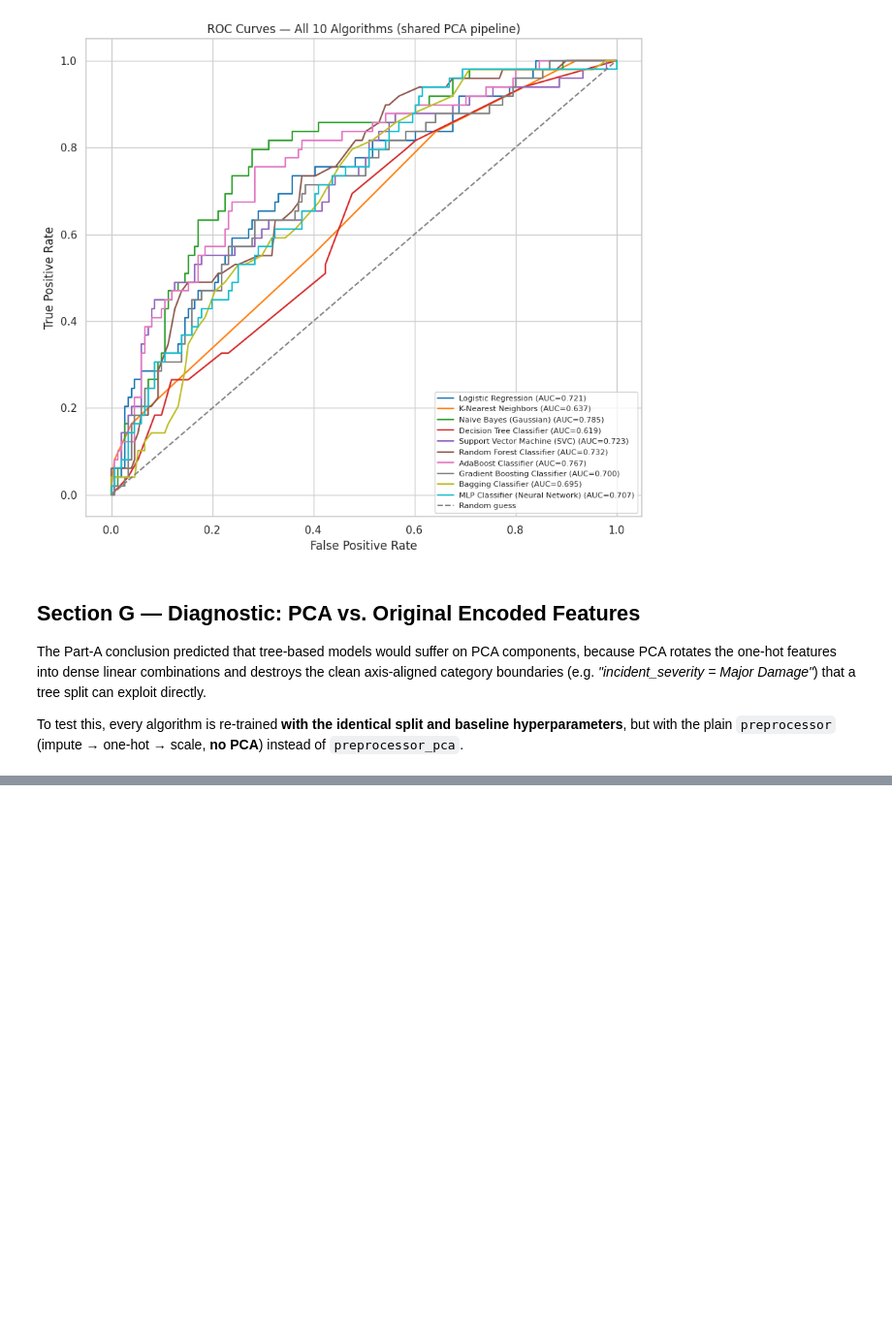
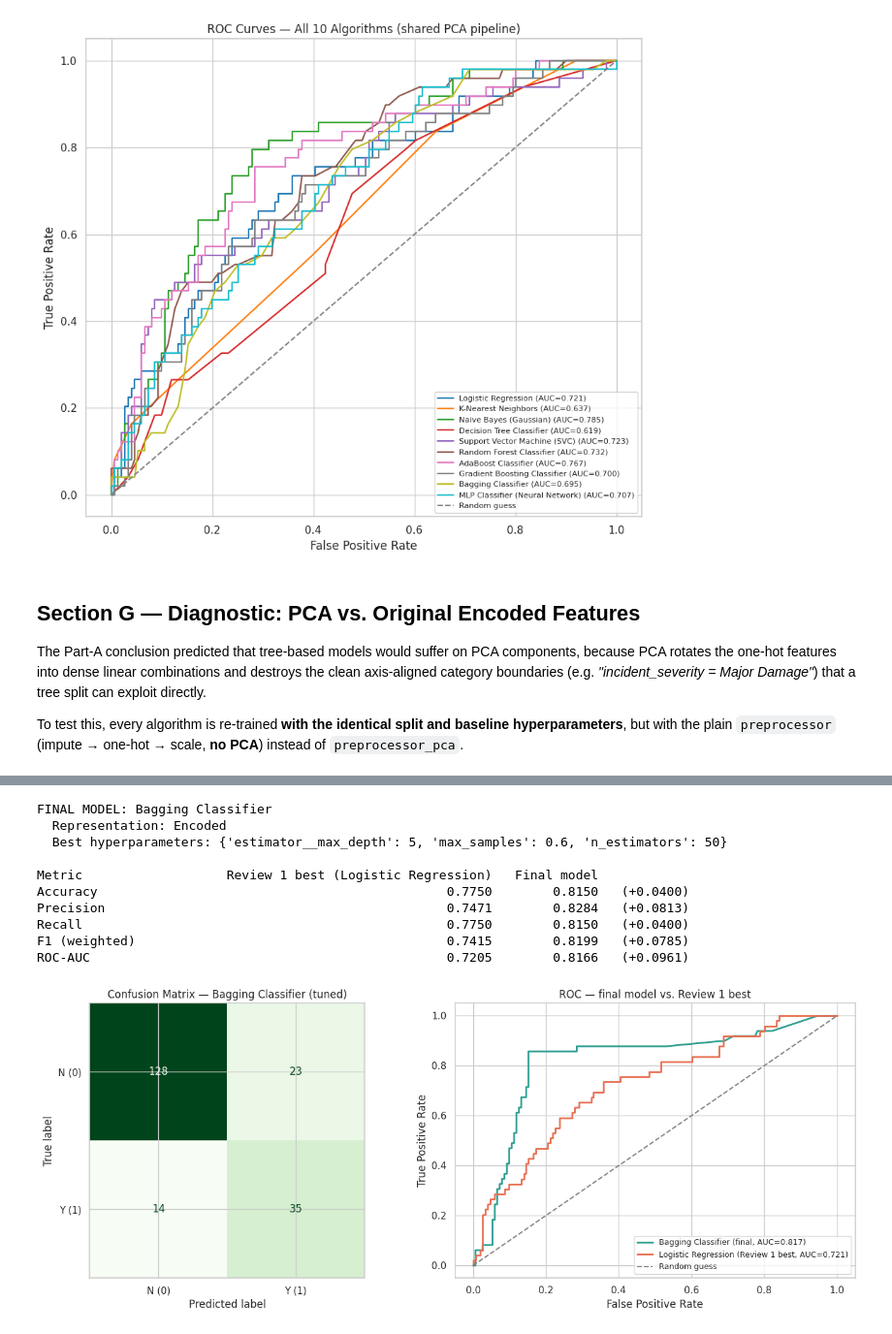
Before and after one commit to GVR2007/AI-risk-analysis, a Jupyter notebook: notebooks/classification.ipynb, the cells around one changed output, grey strips where cells are left out. Shown at 97% size. Drawn from its saved outputs; the diff is of its cells as text; code cells hidden in the pictures; blank space fills up the shorter version.

```diff
--- a/notebooks/classification.ipynb
+++ b/notebooks/classification.ipynb
@@ -755,0 +931,15 @@ To test this, every algorithm is re-trained **with the identical split and basel
+# %%
+top2_clf = final_df['Model'].head(2).tolist()
+cv_rows = []
+for name in top2_clf:
+    row = {'Model': name}
+    for metric in ['accuracy', 'f1_weighted', 'roc_auc']:
+        scores = cross_val_score(tuned_pipelines[name], X, y, cv=cv_strat, scoring=metric, n_jobs=-1)
+        row[f'{metric} mean'] = scores.mean()
+        row[f'{metric} std'] = scores.std()
+    cv_rows.append(row)
+    print(f"{name}: CV accuracy={row['accuracy mean']:.4f}±{row['accuracy std']:.4f}  "
+          f"F1={row['f1_weighted mean']:.4f}±{row['f1_weighted std']:.4f}  AUC={row['roc_auc mean']:.4f}±{row['roc_auc std']:.4f}")
+
+cv_df = pd.DataFrame(cv_rows)
+cv_df.style.format({c: '{:.4f}' for c in cv_df.columns if c != 'Model'})
@@ -755,0 +952,46 @@ To test this, every algorithm is re-trained **with the identical split and basel
+# %%
+best_clf_name = final_df['Model'].iloc[0]
+best_clf = tuned_pipelines[best_clf_name]
+best_preds, best_proba = tuned_predictions[best_clf_name]
+part_a_best = results_a_df.iloc[0]
+
+print(f'FINAL MODEL: {best_clf_name}')
+print(f"  Representation: {final_df.loc[1, 'Representation']}")
+print(f"  Best hyperparameters: {tuning_df.loc[tuning_df['Model'] == best_clf_name, 'Best params'].iloc[0]}")
+print()
+print(f"{'Metric':<16s}{'Review 1 best (' + part_a_best['Model'] + ')':>44s}{'Final model':>14s}")
+for col in ['Accuracy', 'Precision', 'Recall', 'F1 (weighted)', 'ROC-AUC']:
+    final_val = final_df.loc[1, col]
+    print(f'{col:<16s}{part_a_best[col]:>44.4f}{final_val:>14.4f}   ({final_val - part_a_best[col]:+.4f})')
+
+fig, axes = plt.subplots(1, 2, figsize=(14, 5.5))
+ConfusionMatrixDisplay(confusion_matrix(y_test, best_preds), display_labels=['N (0)', 'Y (1)']) \
+    .plot(ax=axes[0], colorbar=False, cmap='Greens')
+axes[0].set_title(f'Confusion Matrix — {best_clf_name} (tuned)')
+
+for name, color in [(best_clf_name, '#2a9d8f'), (part_a_best['Model'], '#e76f51')]:
+    proba = tuned_predictions[name][1] if name == best_clf_name else predictions_a[name][1]
+    fpr, tpr, _ = roc_curve(y_test, proba)
+    label = f'{name} (final, AUC={roc_auc_score(y_test, proba):.3f})' if name == best_clf_name \
+        else f'{name} (Review 1 best, AUC={roc_auc_score(y_test, proba):.3f})'
+    axes[1].plot(fpr, tpr, color=color, lw=2, label=label)
+axes[1].plot([0, 1], [0, 1], linestyle='--', color='grey', label='Random guess')
+axes[1].set_xlabel('False Positive Rate')
+axes[1].set_ylabel('True Positive Rate')
+axes[1].set_title('ROC — final model vs. Review 1 best')
+axes[1].legend(loc='lower right', fontsize=9)
+plt.tight_layout()
+plt.savefig('../models/clf_final_model.png', bbox_inches='tight')
+plt.show()
+# %% [output]
+FINAL MODEL: Bagging Classifier
+  Representation: Encoded
+  Best hyperparameters: {'estimator__max_depth': 5, 'max_samples': 0.6, 'n_estimators': 50}
+
+Metric                   Review 1 best (Logistic Regression)   Final model
+Accuracy                                              0.7750        0.8150   (+0.0400)
+Precision                                             0.7471        0.8284   (+0.0813)
+Recall                                                0.7750        0.8150   (+0.0400)
+F1 (weighted)                                         0.7415        0.8199   (+0.0785)
+ROC-AUC                                               0.7205        0.8166   (+0.0961)
+[figure, added]
```
Also changed, not shown: parts of 19 cells of this notebook.
